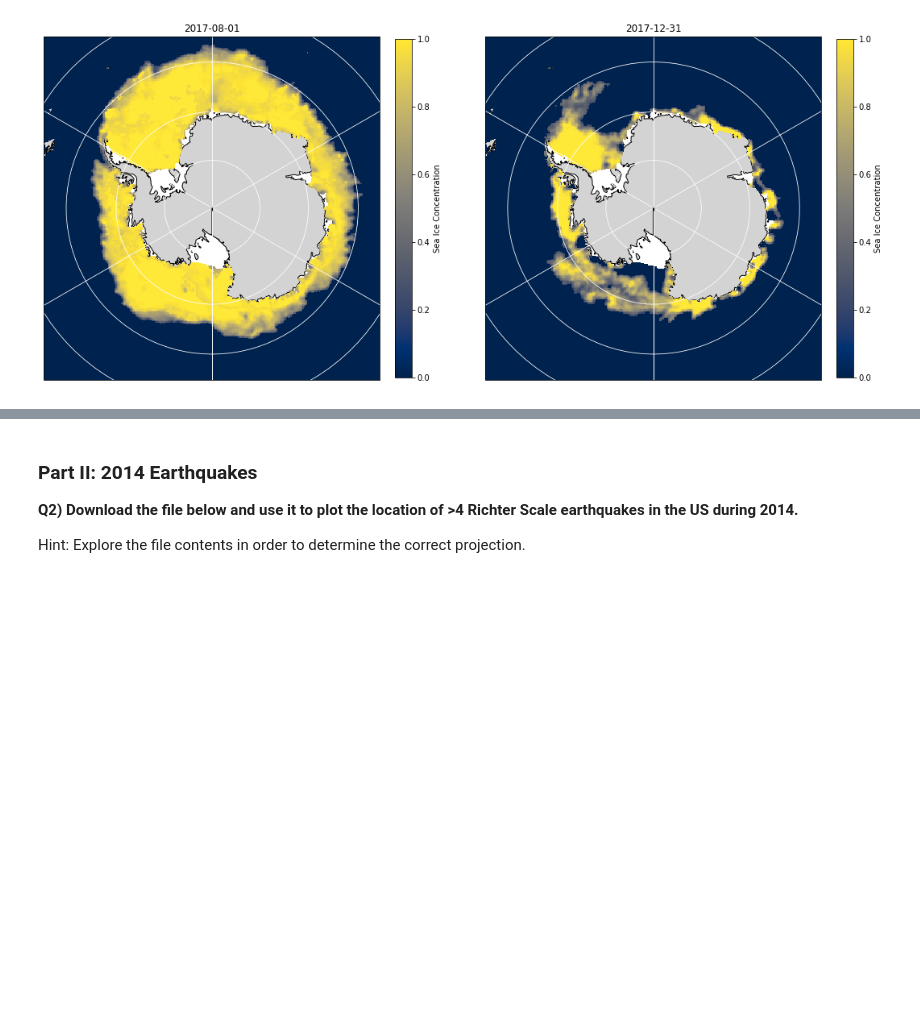
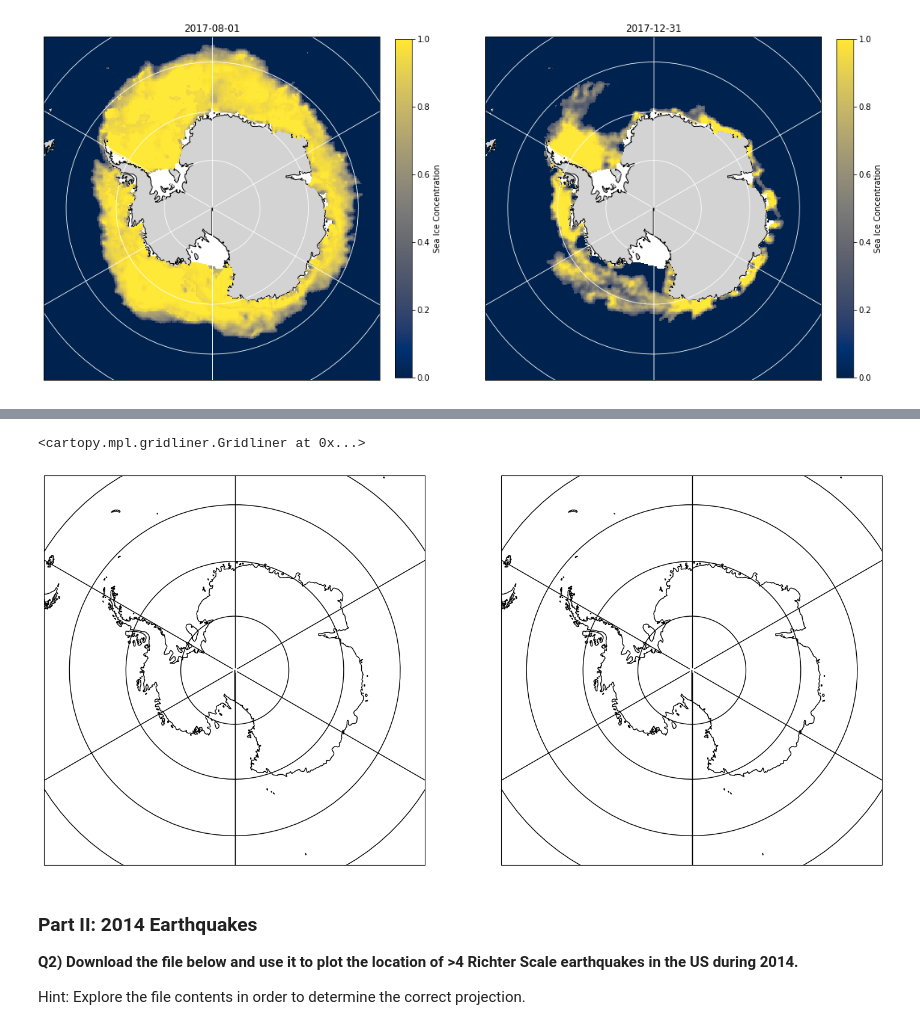
Before and after one commit to mdunand2/2023_Intro_Python, a Jupyter notebook: ML_EES/IP/W2_S2.ipynb, the cells around one changed output, grey strips where cells are left out. Drawn from its saved outputs; the diff is of its cells as text; code cells hidden in the pictures; blank space fills up the shorter version.

```diff
--- a/ML_EES/IP/W2_S2.ipynb
+++ b/ML_EES/IP/W2_S2.ipynb
@@ -212,6 +222,23 @@ ____ = ax[____].pcolormesh(____, ____, np.ma.masked_greater(var_toplot2[____],1)
 plt.colorbar(____,ax=__________________,label='__________________',fraction=0.046, pad=0.04)
 ax[____].set_title('__________________')
 plt.show()
+# %%
+import matplotlib.pyplot as plt
+#import cartopy.feature as cfeature
+import numpy as np
+
+fig,ax = plt.subplots(nrows = 1, ncols = 2,figsize=(18, 35),subplot_kw={'projection': ccrs.SouthPolarStereo()})
+# The rest doesn't change:
+ax[0].set_extent([-180, 180, -90, -55], ccrs.PlateCarree())
+ax[1].set_extent([-180, 180, -90, -55], ccrs.PlateCarree())
+
+ax[0].add_feature(cartopy.feature.LAND, edgecolor='k',facecolor='w')
+ax[1].add_feature(cartopy.feature.LAND, edgecolor='k',facecolor='w')
+ax[0].gridlines(lw=1,color='k')
+ax[1].gridlines(lw=1,color='k')
+# %% [output]
+<cartopy.mpl.gridliner.Gridliner at 0x...>
+[figure, added]
 # %% [markdown]
 ### Part II: 2014 Earthquakes
 **Q2) Download the file below and use it to plot the location of >4 Richter Scale earthquakes in the US during 2014.**
```
Also changed, not shown: parts of 5 cells of this notebook.
